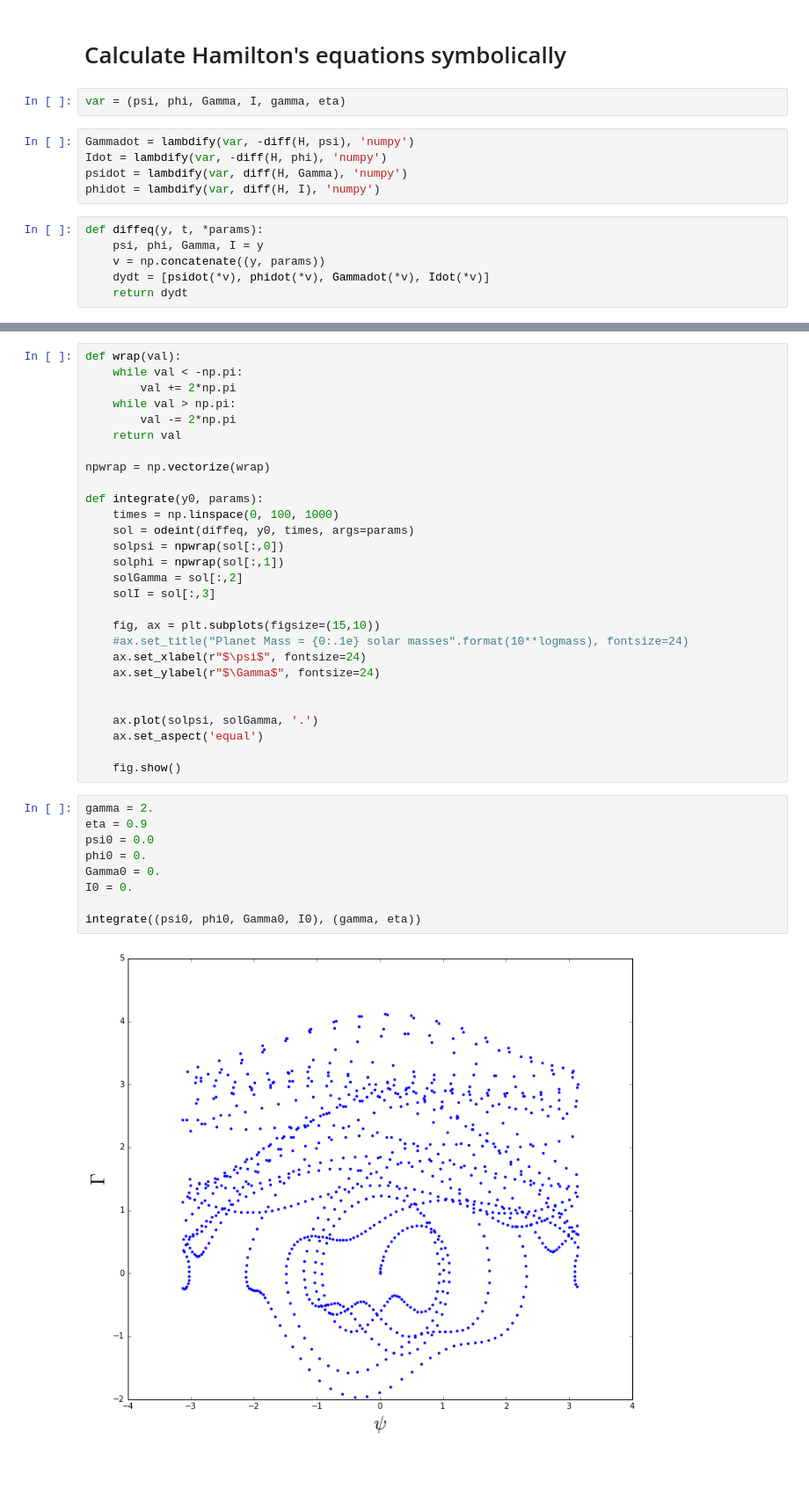
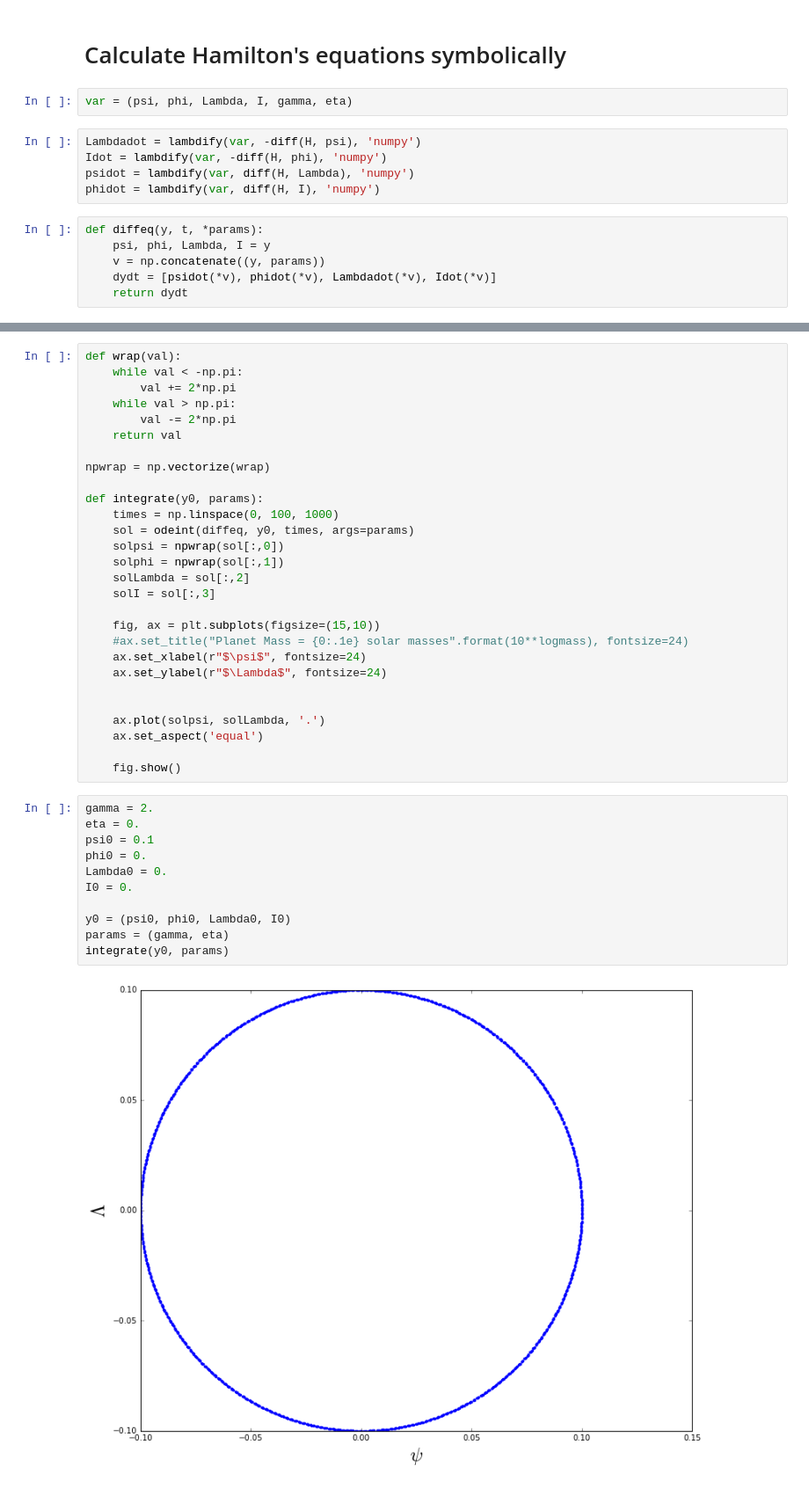
Before and after one commit to dtamayo/binder, a Jupyter notebook: MurrayHolmanToyModel.ipynb, the cells around one changed output, grey strips where cells are left out. Shown: that part at 88% size. Drawn from its saved outputs; the diff is of its cells as text.

```diff
--- a/MurrayHolmanToyModel.ipynb
+++ b/MurrayHolmanToyModel.ipynb
@@ -21,17 +21,17 @@ This is what I get for the Hamiltonian 5 if we drop the $I^2$ term, nondimension
 # %% [markdown]
 # Calculate Hamilton's equations symbolically
 # %%
-var = (psi, phi, Gamma, I, gamma, eta)
+var = (psi, phi, Lambda, I, gamma, eta)
 # %%
-Gammadot = lambdify(var, -diff(H, psi), 'numpy')
+Lambdadot = lambdify(var, -diff(H, psi), 'numpy')
 Idot = lambdify(var, -diff(H, phi), 'numpy')
-psidot = lambdify(var, diff(H, Gamma), 'numpy')
+psidot = lambdify(var, diff(H, Lambda), 'numpy')
 phidot = lambdify(var, diff(H, I), 'numpy')
 # %%
 def diffeq(y, t, *params):
-    psi, phi, Gamma, I = y
+    psi, phi, Lambda, I = y
     v = np.concatenate((y, params))
-    dydt = [psidot(*v), phidot(*v), Gammadot(*v), Idot(*v)]
+    dydt = [psidot(*v), phidot(*v), Lambdadot(*v), Idot(*v)]
     return dydt
 # %% [markdown]
 # A simple integration
@@ -52,27 +52,29 @@ def integrate(y0, params):
     sol = odeint(diffeq, y0, times, args=params)
     solpsi = npwrap(sol[:,0])
     solphi = npwrap(sol[:,1])
-    solGamma = sol[:,2]
+    solLambda = sol[:,2]
     solI = sol[:,3]
 
     fig, ax = plt.subplots(figsize=(15,10))
     #ax.set_title("Planet Mass = {0:.1e} solar masses".format(10**logmass), fontsize=24)
     ax.set_xlabel(r"$\psi$", fontsize=24)
-    ax.set_ylabel(r"$\Gamma$", fontsize=24)
+    ax.set_ylabel(r"$\Lambda$", fontsize=24)
 
 
-    ax.plot(solpsi, solGamma, '.')
+    ax.plot(solpsi, solLambda, '.')
     ax.set_aspect('equal')
 
     fig.show()
 # %%
 gamma = 2.
-eta = 0.9
-psi0 = 0.0
+eta = 0.
+psi0 = 0.1
 phi0 = 0.
-Gamma0 = 0.
+Lambda0 = 0.
 I0 = 0.
 
-integrate((psi0, phi0, Gamma0, I0), (gamma, eta))
+y0 = (psi0, phi0, Lambda0, I0)
+params = (gamma, eta)
+integrate(y0, params)
 # %% [output]
-[figure, old version]
+[figure, new version]
```
Also changed, not shown: parts of 10 cells of this notebook.
